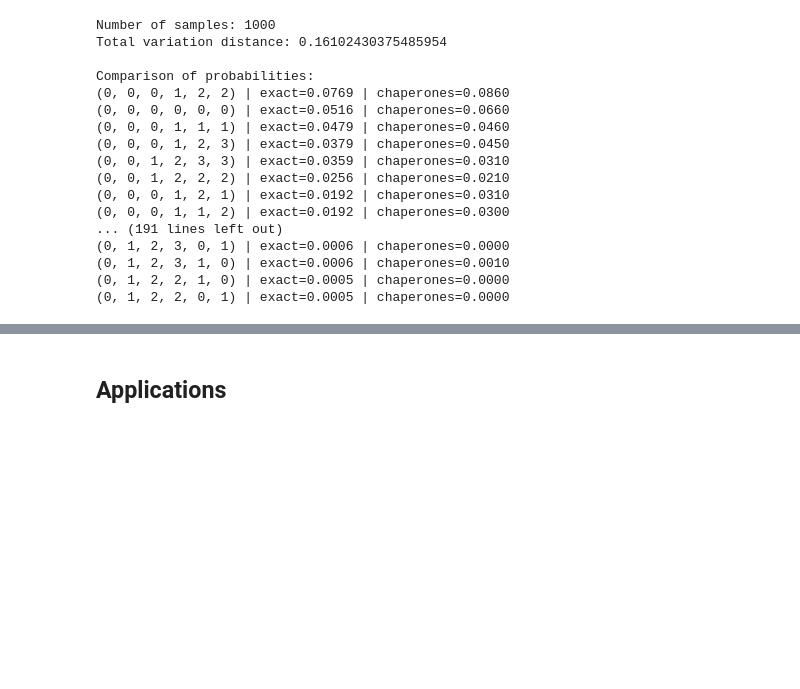
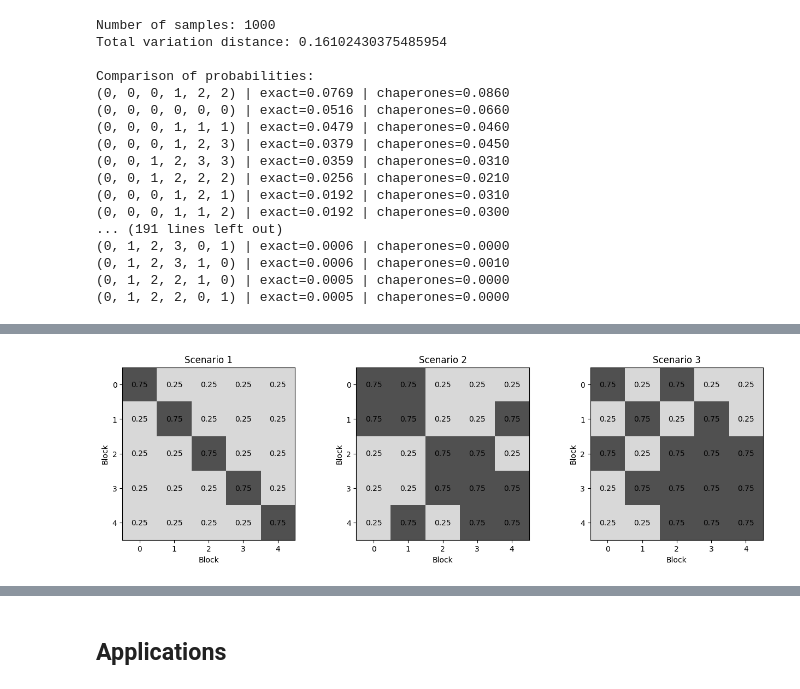
Before and after one commit to cnosa/blockregressiondynamicsnetwork, a Jupyter notebook: SSBM.ipynb, the cells around one changed output, grey strips where cells are left out. Cells and saved outputs as stored; diff of their text form; code cells hidden in the pictures; blank space fills up the shorter version.

```diff
--- a/SSBM.ipynb
+++ b/SSBM.ipynb
@@ -1299,0 +1559,51 @@ Comparison of probabilities:
+# %%
+
+# BLOCK PROBABILITY MATRICES
+
+P1 = np.full((5, 5), 0.25)
+np.fill_diagonal(P1, 0.75)
+
+P2 = np.full((5, 5), 0.25)
+P2[0, 0] = P2[1, 1] = P2[2, 2] = P2[3, 3] = P2[4, 4] = 0.75
+P2[0, 1] = P2[1, 0] = 0.75
+P2[2, 3] = P2[3, 2] = 0.75
+P2[1, 4] = P2[4, 1] = 0.75
+P2[3, 4] = P2[4, 3] = 0.75
+
+P3 = np.full((5, 5), 0.25)
+P3[0, 0] = P3[1, 1] = P3[2, 2] = P3[3, 3] = P3[4, 4] = 0.75
+P3[0, 2] = P3[2, 0] = 0.75
+P3[1, 3] = P3[3, 1] = 0.75
+P3[2, 3] = P3[3, 2] = 0.75
+P3[2, 4] = P3[4, 2] = 0.75
+P3[3, 4] = P3[4, 3] = 0.75
+
+probability_matrices = [P1, P2, P3]
+
+fig, axes = plt.subplots(1, 3, figsize=(13, 4))
+
+for ax, P, name in zip(
+    axes,
+    probability_matrices,
+    ["Scenario 1", "Scenario 2", "Scenario 3"]
+):
+    im = ax.imshow(P, cmap="Greys", vmin=0.0, vmax=1.0)
+
+    ax.set_title(name)
+    ax.set_xlabel("Block")
+    ax.set_ylabel("Block")
+
+    ax.set_xticks(range(5))
+    ax.set_yticks(range(5))
+
+    for i in range(5):
+        for j in range(5):
+            ax.text(
+                j, i, f"{P[i, j]:.2f}",
+                ha="center", va="center"
+            )
+
+plt.tight_layout()
+plt.show()
+# %% [output]
+[figure, added]
```
Also changed, not shown: parts of 20 cells of this notebook, 2 other files.
